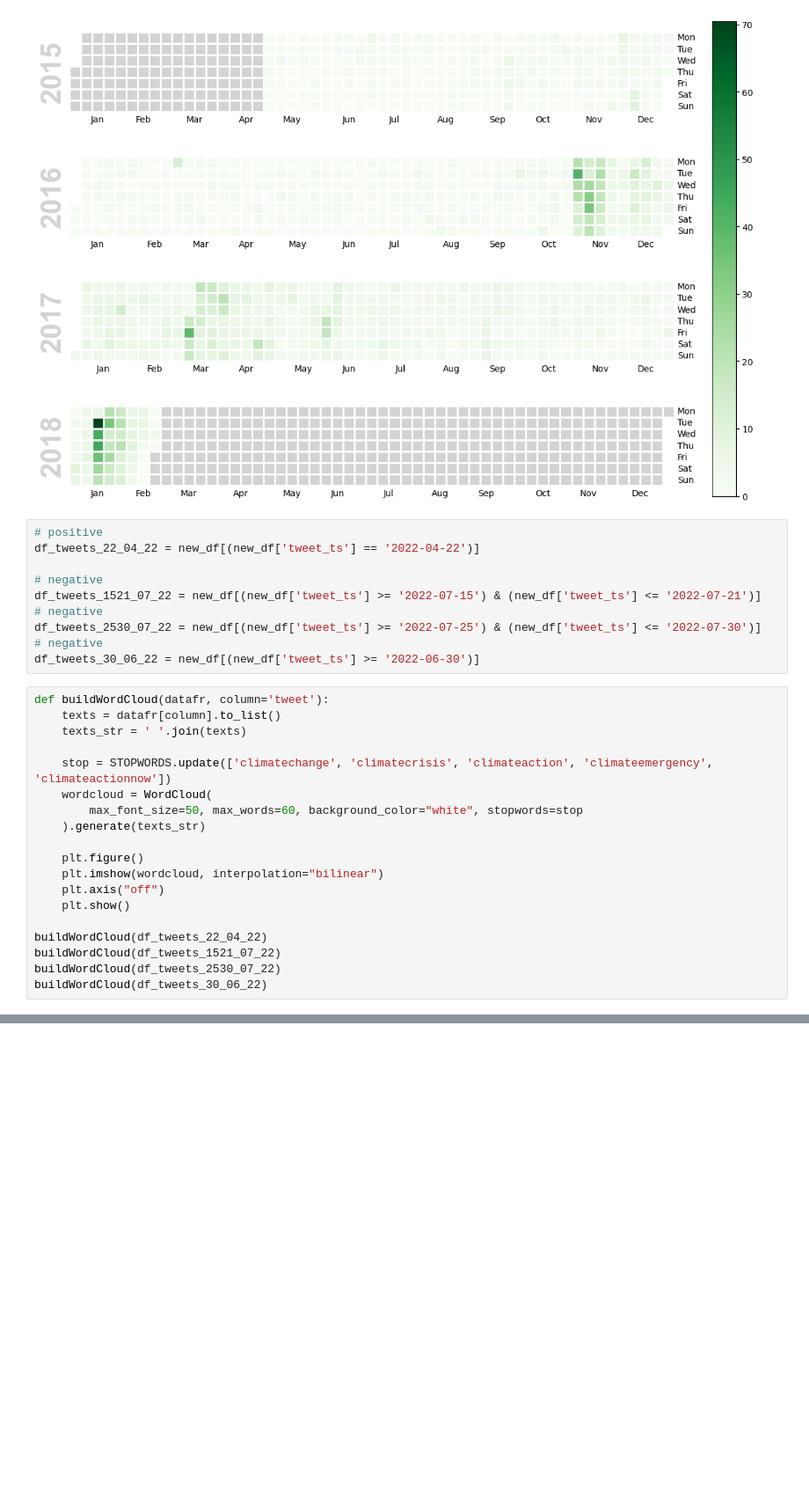
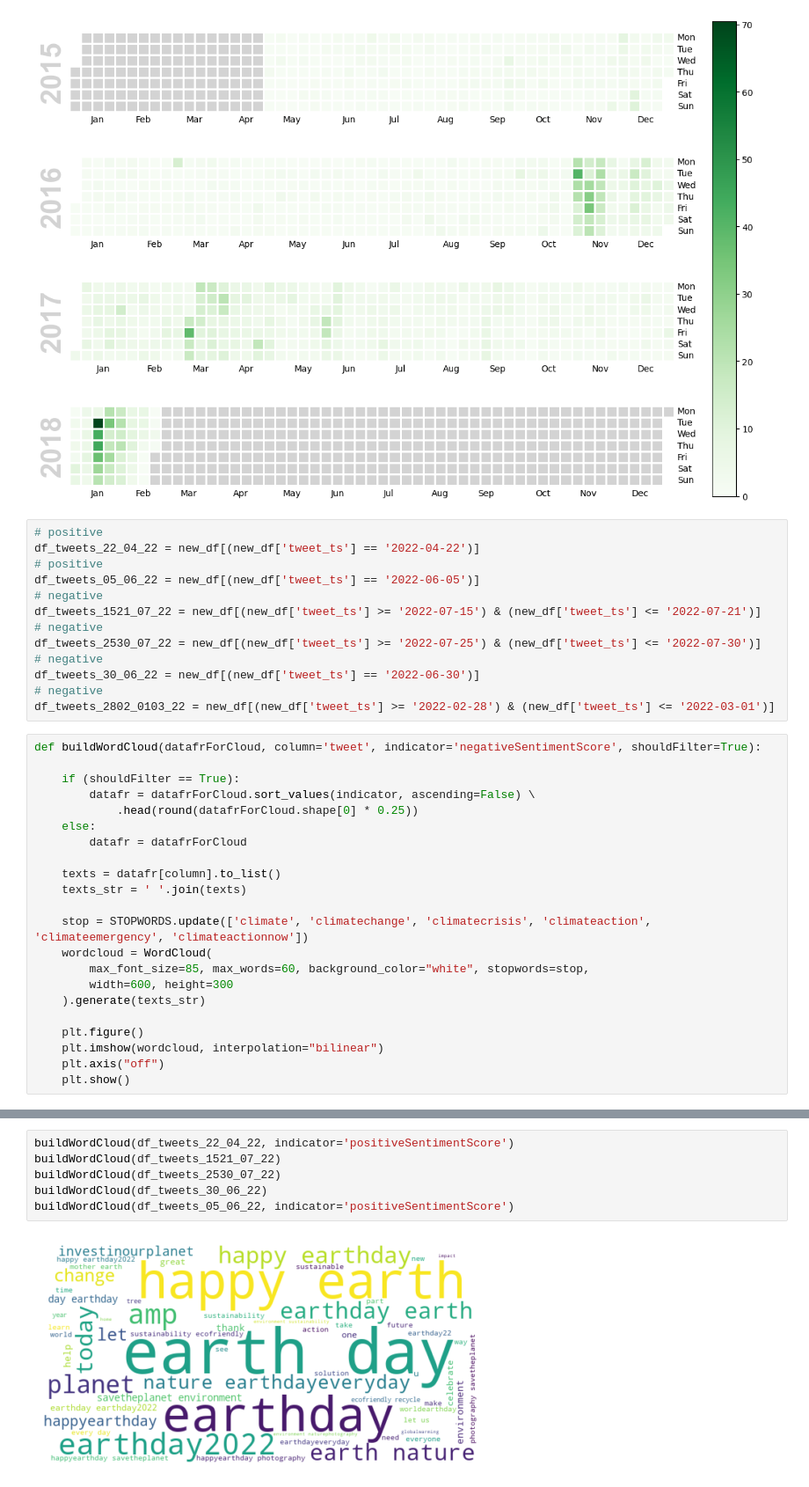
Before and after one commit to yarynakorduba/smt, a Jupyter notebook: twitter_res/visualizations.ipynb, the cells around one changed output, grey strips where cells are left out. Shown at 88% size. Drawn from its saved outputs; the diff is of its cells as text; blank space fills up the shorter version.

Commit message:
Add fixes to visualizations

```diff
--- a/twitter_res/visualizations.ipynb
+++ b/twitter_res/visualizations.ipynb
@@ -381,29 +417,35 @@ plotCalendar(old_df_daily_abs_positivity, 'absPositiveSentimentScore', colorscal
 # %%
 # positive
 df_tweets_22_04_22 = new_df[(new_df['tweet_ts'] == '2022-04-22')]
-
+# positive
+df_tweets_05_06_22 = new_df[(new_df['tweet_ts'] == '2022-06-05')]
 # negative
 df_tweets_1521_07_22 = new_df[(new_df['tweet_ts'] >= '2022-07-15') & (new_df['tweet_ts'] <= '2022-07-21')]
 # negative
 df_tweets_2530_07_22 = new_df[(new_df['tweet_ts'] >= '2022-07-25') & (new_df['tweet_ts'] <= '2022-07-30')]
 # negative
-df_tweets_30_06_22 = new_df[(new_df['tweet_ts'] >= '2022-06-30')]
+df_tweets_30_06_22 = new_df[(new_df['tweet_ts'] == '2022-06-30')]
+# negative
+df_tweets_2802_0103_22 = new_df[(new_df['tweet_ts'] >= '2022-02-28') & (new_df['tweet_ts'] <= '2022-03-01')]
 # %%
-def buildWordCloud(datafr, column='tweet'):
+def buildWordCloud(datafrForCloud, column='tweet', indicator='negativeSentimentScore', shouldFilter=True):
+
+    if (shouldFilter == True):
+        datafr = datafrForCloud.sort_values(indicator, ascending=False) \
+            .head(round(datafrForCloud.shape[0] * 0.25))
+    else:
+        datafr = datafrForCloud
+
     texts = datafr[column].to_list()
     texts_str = ' '.join(texts)
 
-    stop = STOPWORDS.update(['climatechange', 'climatecrisis', 'climateaction', 'climateemergency', 'climateactionnow'])
+    stop = STOPWORDS.update(['climate', 'climatechange', 'climatecrisis', 'climateaction', 'climateemergency', 'climateactionnow'])
     wordcloud = WordCloud(
-        max_font_size=50, max_words=60, background_color="white", stopwords=stop
+        max_font_size=85, max_words=60, background_color="white", stopwords=stop,
+        width=600, height=300
     ).generate(texts_str)
 
     plt.figure()
     plt.imshow(wordcloud, interpolation="bilinear")
     plt.axis("off")
     plt.show()
-
-buildWordCloud(df_tweets_22_04_22)
-buildWordCloud(df_tweets_1521_07_22)
-buildWordCloud(df_tweets_2530_07_22)
-buildWordCloud(df_tweets_30_06_22)
@@ -414,0 +452,8 @@ buildWordCloud(df_tweets_30_06_22)
+# %%
+buildWordCloud(df_tweets_22_04_22, indicator='positiveSentimentScore')
+buildWordCloud(df_tweets_1521_07_22)
+buildWordCloud(df_tweets_2530_07_22)
+buildWordCloud(df_tweets_30_06_22)
+buildWordCloud(df_tweets_05_06_22, indicator='positiveSentimentScore')
+# %% [output]
+[figure, added]
```
Also changed, not shown: parts of 12 cells of this notebook, 1 other file.
